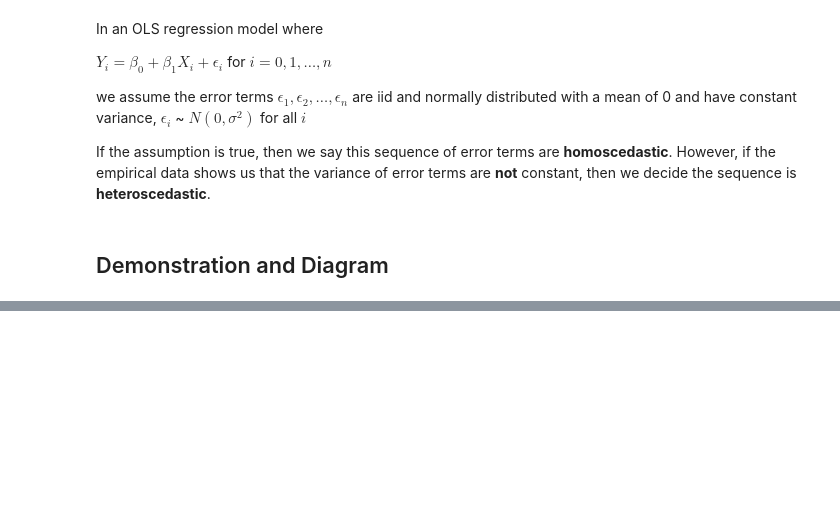
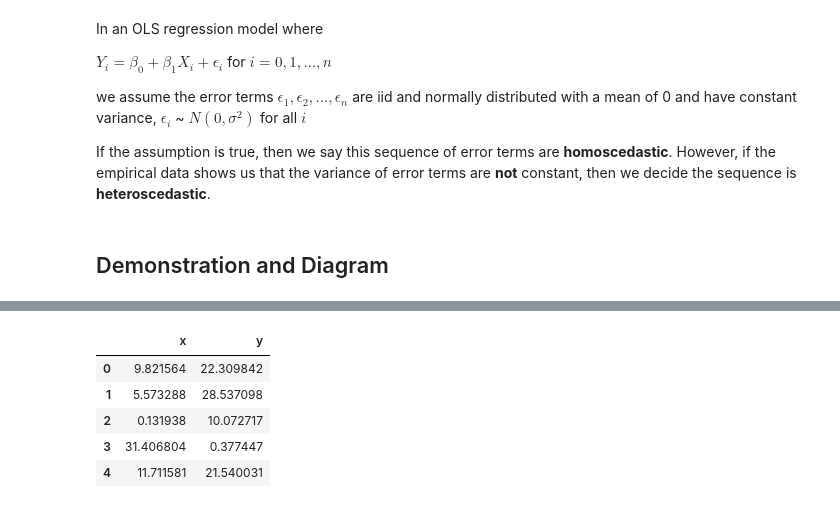
Before and after one commit to adevrent/wqu_mscfe, a Jupyter notebook: Financial Econometrics/GWP1/Heteroscedasticity_code.ipynb, the cells around one changed output, grey strips where cells are left out. Saved outputs shown, nothing was run; the diff lists cells and outputs as text; code cells hidden in the pictures; blank space fills up the shorter version.

```diff
--- a/Financial Econometrics/GWP1/Heteroscedasticity_code.ipynb
+++ b/Financial Econometrics/GWP1/Heteroscedasticity_code.ipynb
@@ -78,0 +99,24 @@ As we can see, because we defined the variance of error terms as $Var(\epsilon_i
+# %%
+# Import libraries
+import statsmodels.formula.api as smf
+import statsmodels.stats.api as sms
+import pandas as pd
+import numpy as np
+random.seed(314)  # fix seed for reproducibility purposes
+
+# Generate an array of uniform draws between 0 and 50, of length 100 to simulate data; then print
+x_arr = [random.uniform(0, 50) for i in range(100)]
+
+# Generate simulated y values with beta_0 = 10 and beta_1 = 1, just like above plot
+y_arr = genyValues(x_arr, lambda x: 20*x, 10, 1)
+
+# Combine them into a dataframe
+df = pd.DataFrame(np.array([x_arr, y_arr]).transpose(), columns=["x", "y"])
+df.head()
+# %% [output]
+|  | x | y |
+| 0 | 9.821564 | 22.309842 |
+| 1 | 5.573288 | 28.537098 |
+| 2 | 0.131938 | 10.072717 |
+| 3 | 31.406804 | 0.377447 |
+| 4 | 11.711581 | 21.540031 |
```
Also changed, not shown: parts of 19 cells of this notebook, 2 other files.
